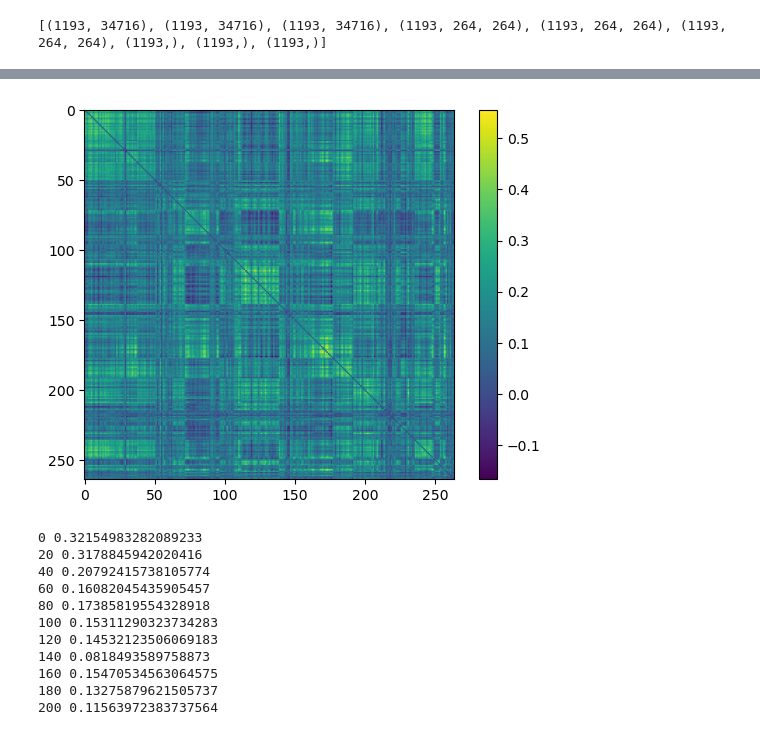
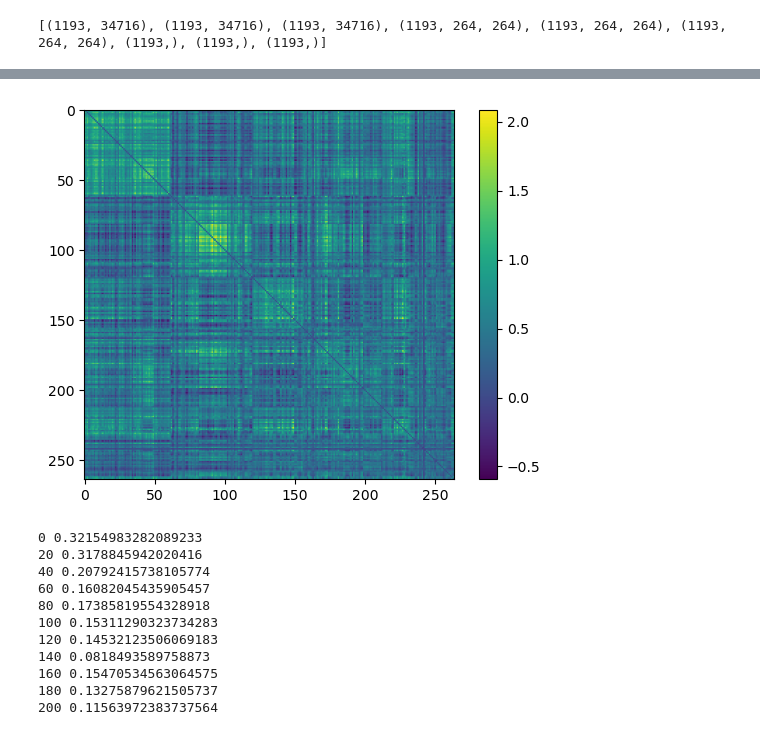
Before and after one commit to aorliche/PNC, a Jupyter notebook: ContrastiveLearningTwo/ContrastiveLearningTwo2Autoencoder.ipynb, the cells around one changed output, grey strips where cells are left out. Saved outputs shown, nothing was run; the diff lists cells and outputs as text; code cells hidden in the pictures.

```diff
--- a/ContrastiveLearningTwo/ContrastiveLearningTwo2Autoencoder.ipynb
+++ b/ContrastiveLearningTwo/ContrastiveLearningTwo2Autoencoder.ipynb
@@ -164 +164,27 @@ print('Done')
 Done
+# %%
+# Linear regularizers
+
+from sklearn.linear_model import Ridge, LogisticRegression
+
+age_reg = Ridge(alpha=100).fit(np.concatenate([rest, nback, emoid], axis=0), np.concatenate([age, age, age]))
+age_w = torch.from_numpy(age_reg.coef_).float().cuda()
+age_i = age_reg.intercept_
+
+sex_reg = LogisticRegression(C=100, max_iter=1000).fit(np.concatenate([rest, nback, emoid], axis=0), np.concatenate([sex, sex, sex]))
+sex_w = torch.from_numpy(sex_reg.coef_[0]).float().cuda()
+sex_i = sex_reg.intercept_[0]
+
+race_reg = LogisticRegression(C=100, max_iter=1000).fit(np.concatenate([rest, nback, emoid], axis=0), np.concatenate([race, race, race]))
+race_w = torch.from_numpy(race_reg.coef_[0]).float().cuda()
+race_i = race_reg.intercept_[0]
+
+rest_reg = LogisticRegression(C=100, max_iter=1000).fit(np.concatenate([rest, nback, emoid], axis=0),
+                                                        np.concatenate([np.ones(len(rest)), np.zeros(len(rest)*2)]))
+rest_w = torch.from_numpy(rest_reg.coef_[0]).float().cuda()
+rest_i = rest_reg.intercept_[0]
+
+print(age_i)
+print(sex_i)
+print(race_i)
+print(rest_i)
@@ -275,11 +327,14 @@ Done
 # %%
 import matplotlib.pyplot as plt
 
-plt.imshow(remap(vec2mat(xb[0].detach().cpu().numpy())))
+with torch.no_grad():
+    xb = latToVec(ae, gen(nb, 18, 1, 1, 1))
+
+plt.imshow(vec2mat(xb[0].detach().cpu().numpy()))
 plt.colorbar()
 plt.show()
 # %% [output]
-[figure, old version]
+[figure, new version]
 # %%
 import random
 
```
Also changed, not shown: parts of 3 cells of this notebook.
